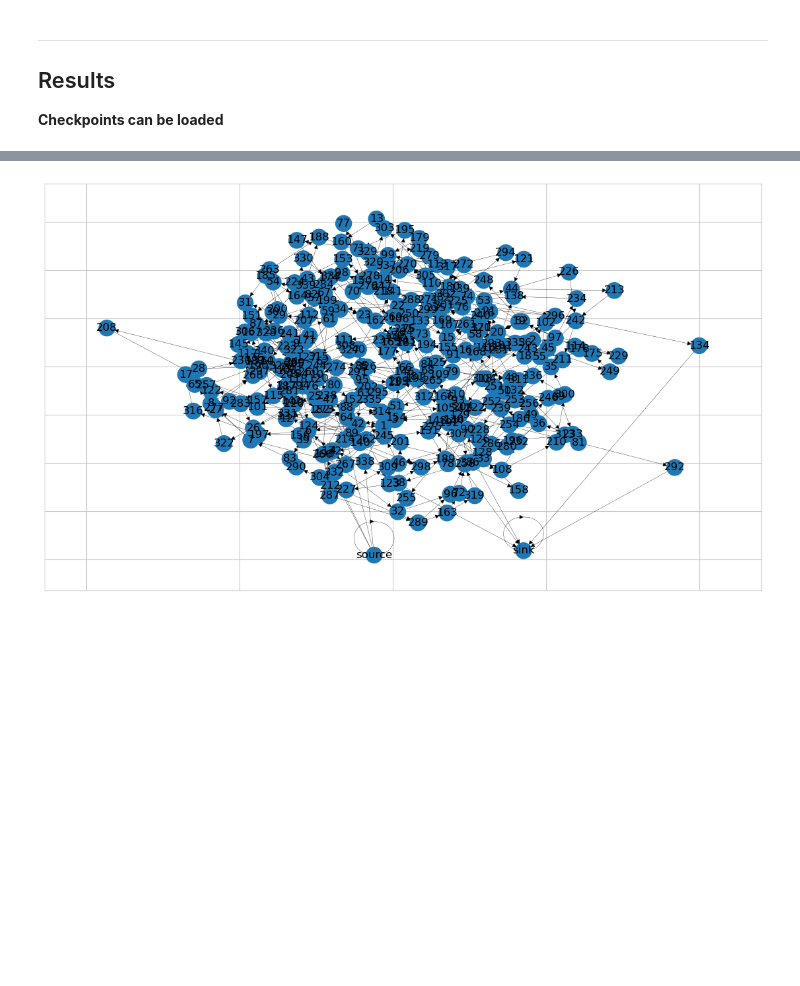
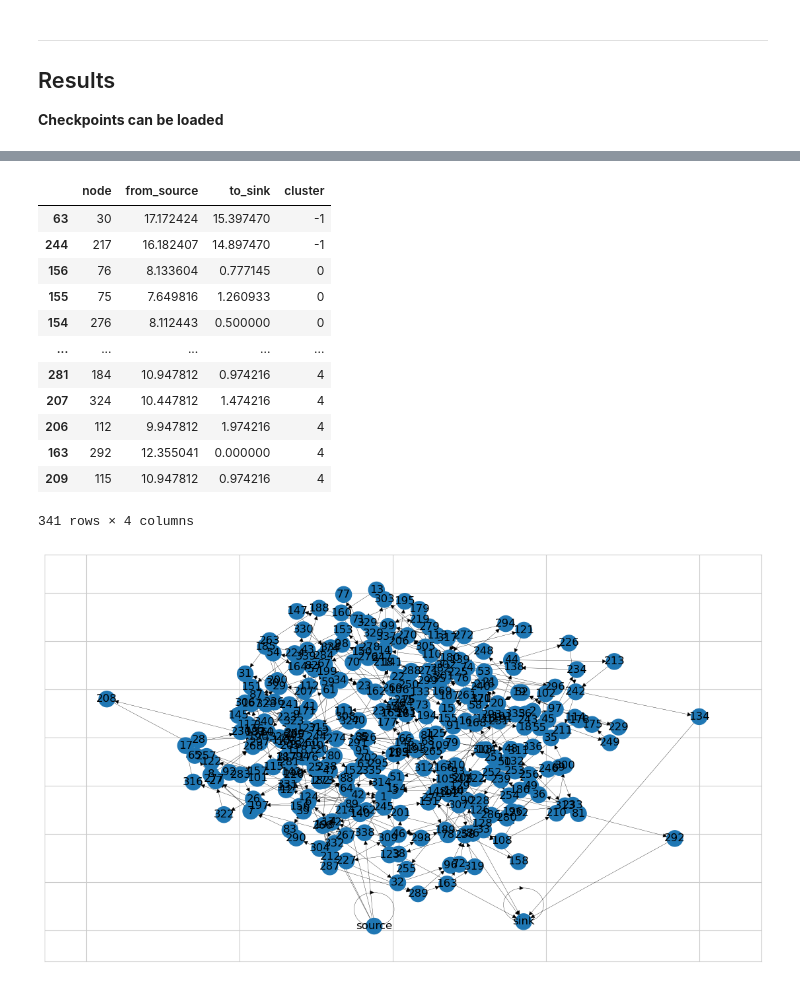
Before and after one commit to jorgeavilacartes/panricci, a Jupyter notebook: notebooks/ricci-flow.ipynb, the cells around one changed output, grey strips where cells are left out. Cells and saved outputs as stored; diff of their text form; code cells hidden in the pictures; blank space fills up the shorter version.

```diff
--- a/notebooks/ricci-flow.ipynb
+++ b/notebooks/ricci-flow.ipynb
@@ -58,3 +75,22 @@ sns.scatterplot(coords, x="from_source",y="to_sink",)
+# %%
+coords.reset_index(names="node", inplace=True)
+coords.to_csv("alpha50-labels.csv")
+# %%
+coords.sort_values(by="cluster")
+# %% [output]
+|  | node | from_source | to_sink | cluster |
+| 63 | 30 | 17.172424 | 15.397470 | -1 |
+| 244 | 217 | 16.182407 | 14.897470 | -1 |
+| 156 | 76 | 8.133604 | 0.777145 | 0 |
+| 155 | 75 | 7.649816 | 1.260933 | 0 |
+| 154 | 276 | 8.112443 | 0.500000 | 0 |
+| ... | ... | ... | ... | ... |
+| 281 | 184 | 10.947812 | 0.974216 | 4 |
+| 207 | 324 | 10.447812 | 1.474216 | 4 |
+| 206 | 112 | 9.947812 | 1.974216 | 4 |
+| 163 | 292 | 12.355041 | 0.000000 | 4 |
+| 209 | 115 | 10.947812 | 0.974216 | 4 |
+341 rows × 4 columns
 # %%
 import matplotlib.pyplot as plt
 
```
Also changed, not shown: parts of 8 cells of this notebook, 3 other files.
